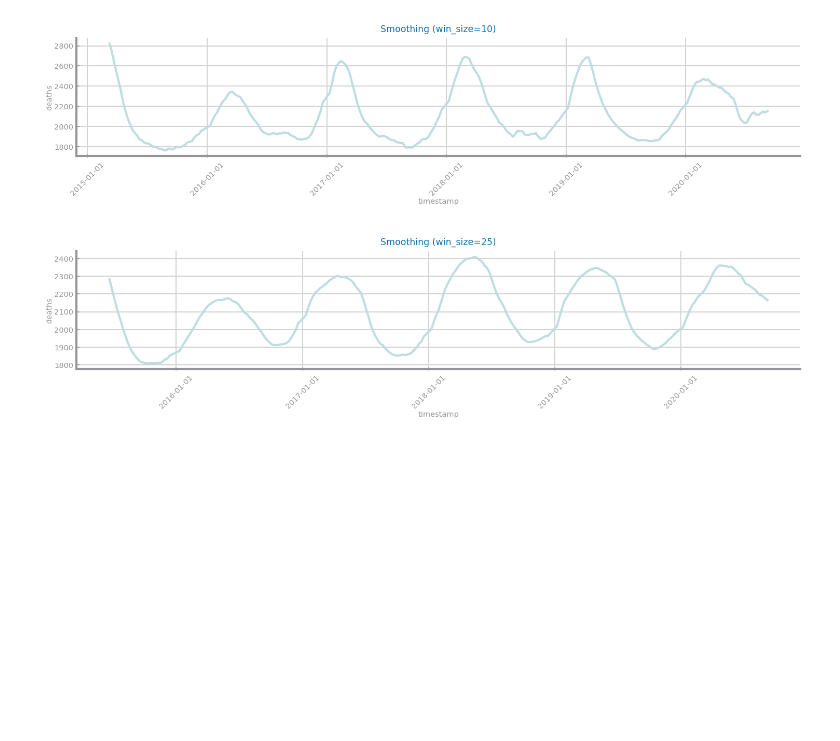
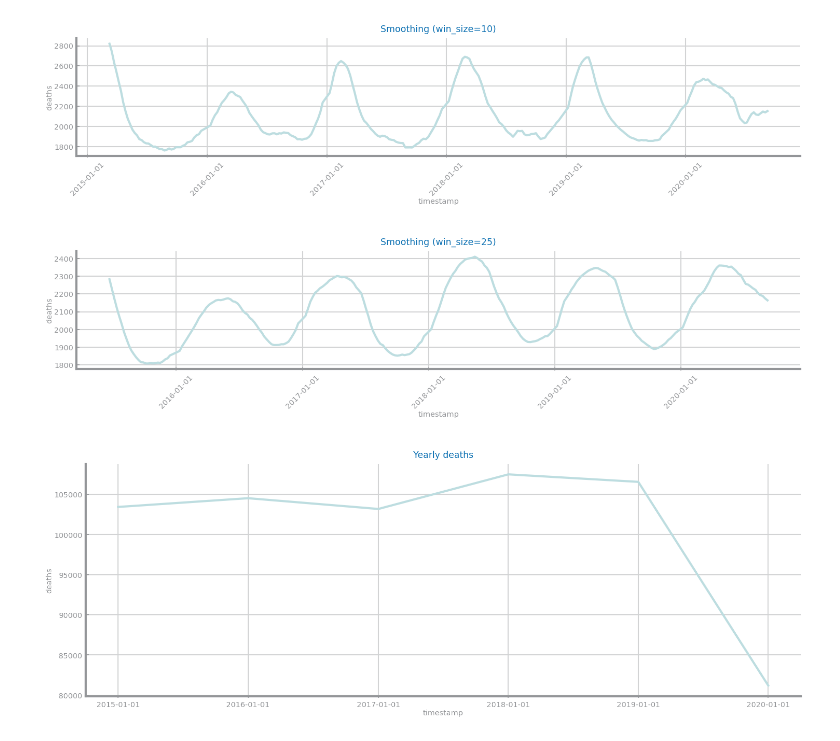
Before and after one commit to filipesousaist/ds_project, a Jupyter notebook: ts_dataset2/Deaths-pt.ipynb, the cells around one changed output. Saved outputs shown, nothing was run; the diff lists cells and outputs as text; code cells hidden in the pictures; blank space fills up the shorter version.

```diff
--- a/ts_dataset2/Deaths-pt.ipynb
+++ b/ts_dataset2/Deaths-pt.ipynb
@@ -231,3 +268,13 @@ plt.xticks(rotation = 45)
 plt.show()
 # %% [output]
 [figure]
+# %%
+index = data.index.to_period('Y')
+quarter_df = data.copy().groupby(index).sum()
+quarter_df['start_date'] = index.drop_duplicates().to_timestamp()
+quarter_df.set_index('start_date', drop=True, inplace=True)
+plt.figure(figsize=(3*ts.HEIGHT, ts.HEIGHT))
+ts.plot_series(quarter_df, title='Yearly deaths', x_label='timestamp', y_label='deaths')
+plt.show()
+# %% [output]
+[figure, added]
```
Also changed, not shown: parts of 2 cells of this notebook, 1 other file.
